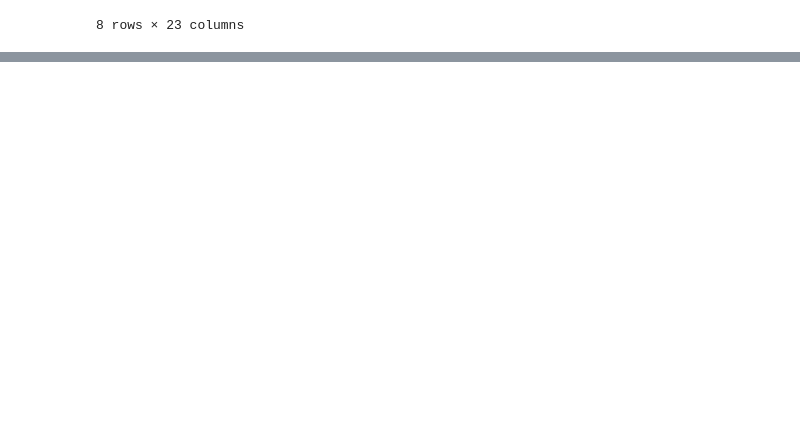
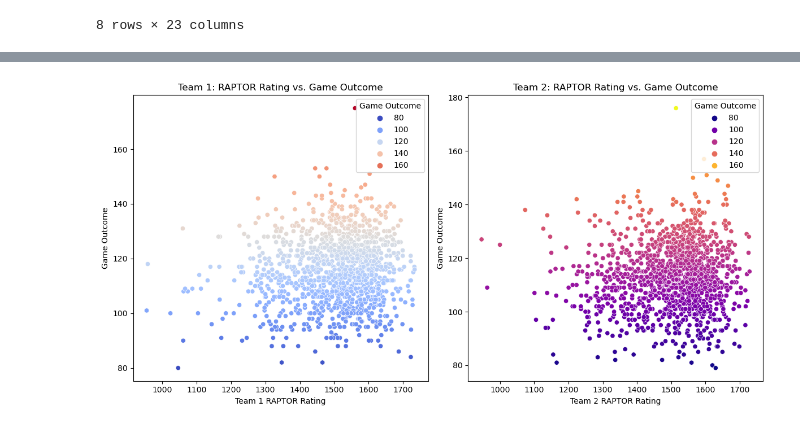
Before and after one commit to GangasrinivasKatraji/NBA-Game-Predictions, a Jupyter notebook: Outputfile.ipynb, the cells around one changed output, grey strips where cells are left out. Saved outputs shown, nothing was run; the diff lists cells and outputs as text; code cells hidden in the pictures; blank space fills up the shorter version.

```diff
--- a/Outputfile.ipynb
+++ b/Outputfile.ipynb
@@ -229,0 +222,4 @@ Now we have cleaned the dataset and removed all the null values. It is ready to
+# %%
+Data.Ratings_vs_outcome_of_two_teams()
+# %% [output]
+[figure, added]
```
Also changed, not shown: parts of 17 cells of this notebook, 2 other files.
